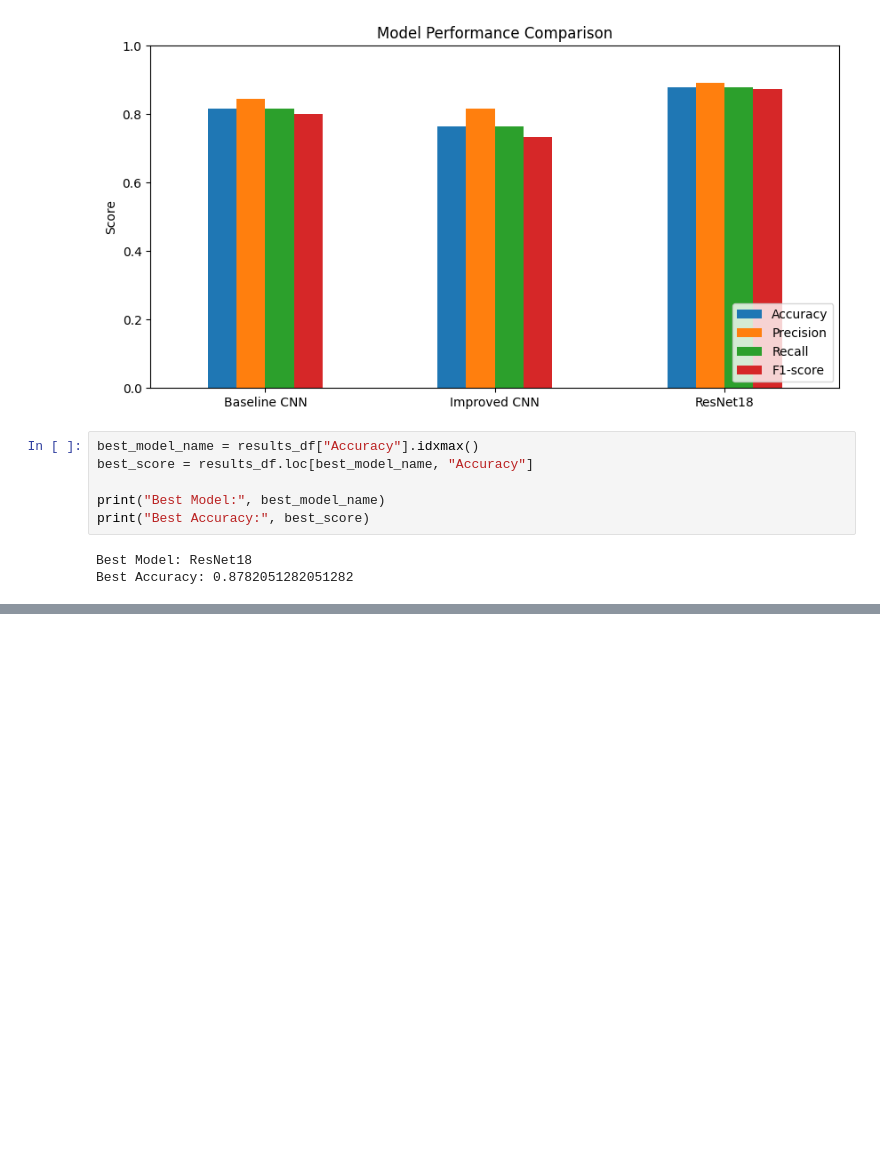
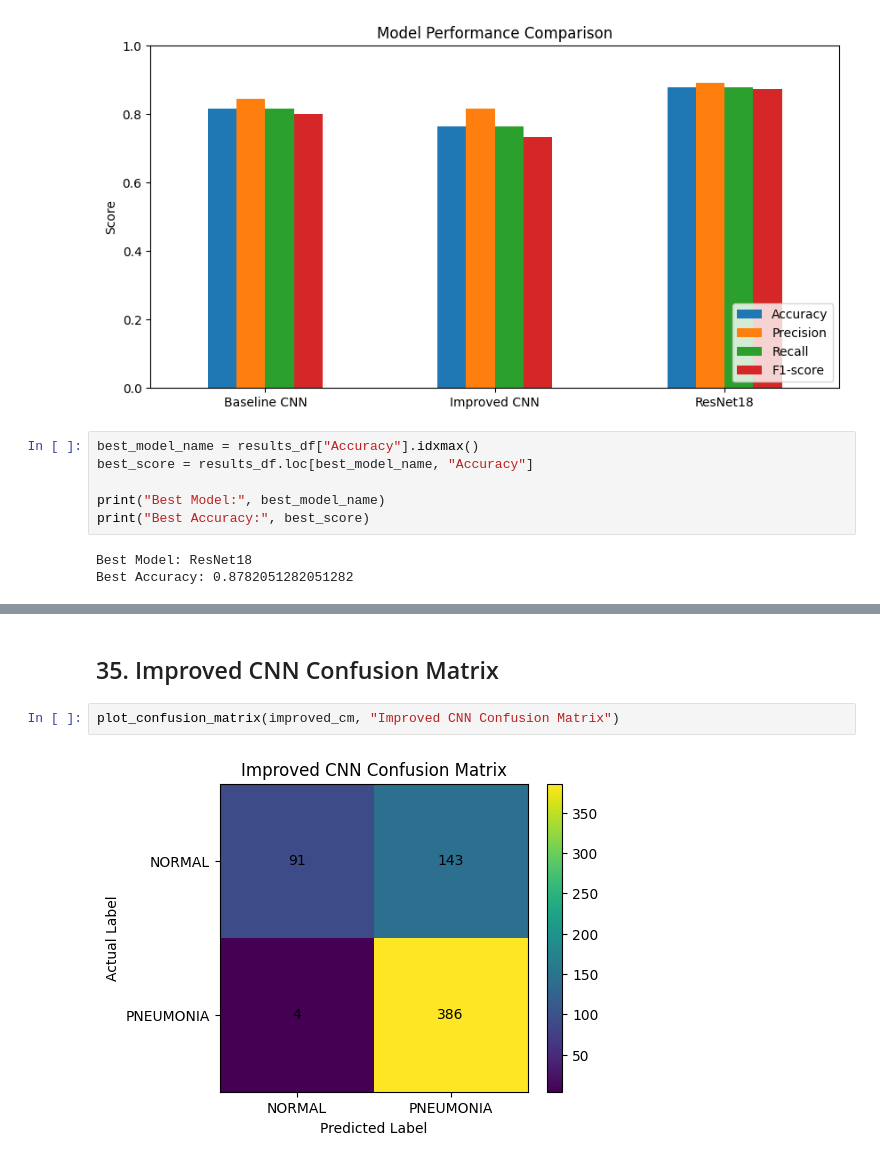
Before and after one commit to sanjelprashid/computer-vision-pneumonia-detection, a Jupyter notebook: pneumonia_detection.ipynb, the cells around one changed output, grey strips where cells are left out. Cells and saved outputs as stored; diff of their text form; blank space fills up the shorter version.

```diff
--- a/pneumonia_detection.ipynb
+++ b/pneumonia_detection.ipynb
@@ -677,0 +702,6 @@ Best Accuracy: 0.8782051282051282
+# %% [markdown]
+## 35. Improved CNN Confusion Matrix
+# %%
+plot_confusion_matrix(improved_cm, "Improved CNN Confusion Matrix")
+# %% [output]
+[figure, added]
```
Also changed, not shown: parts of 14 cells of this notebook.
